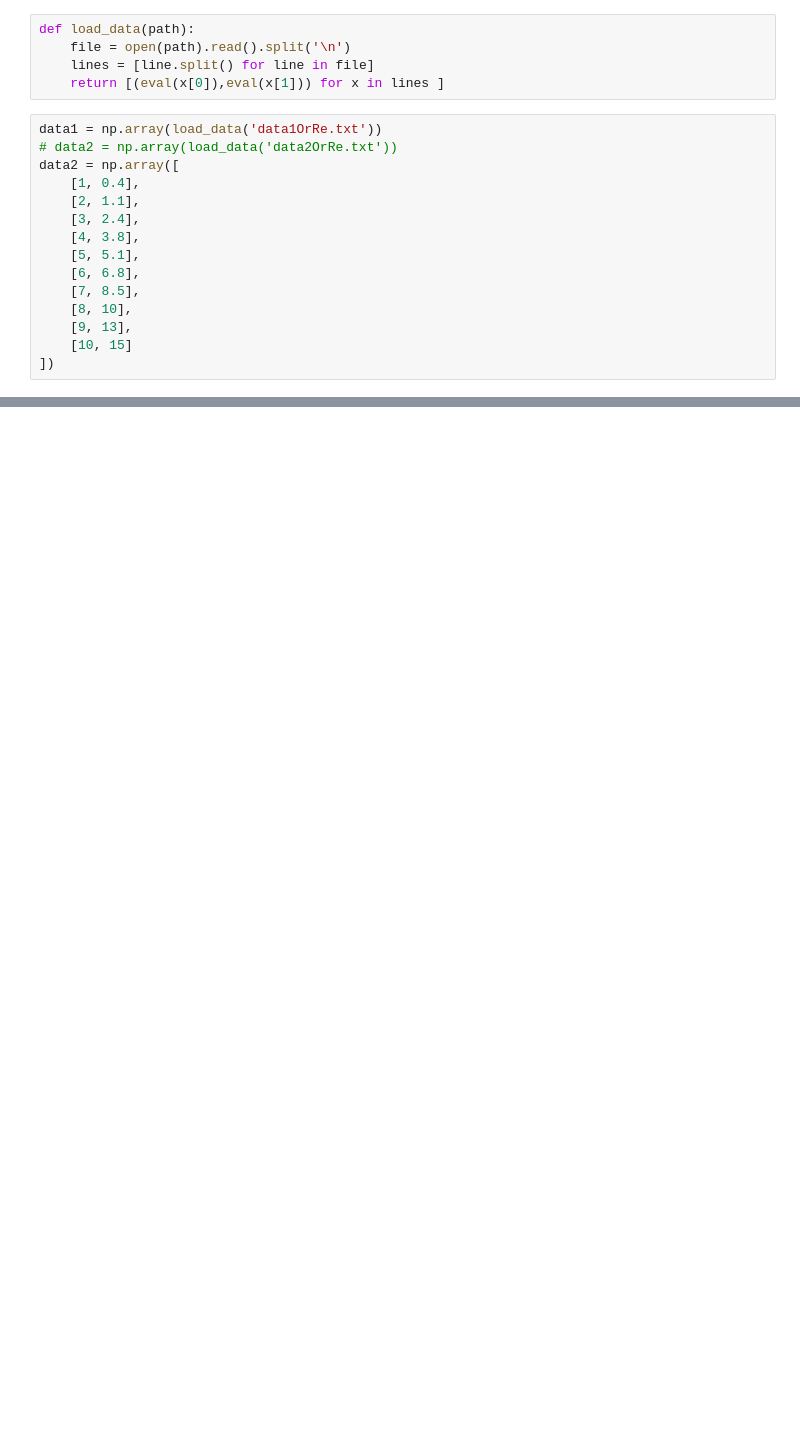
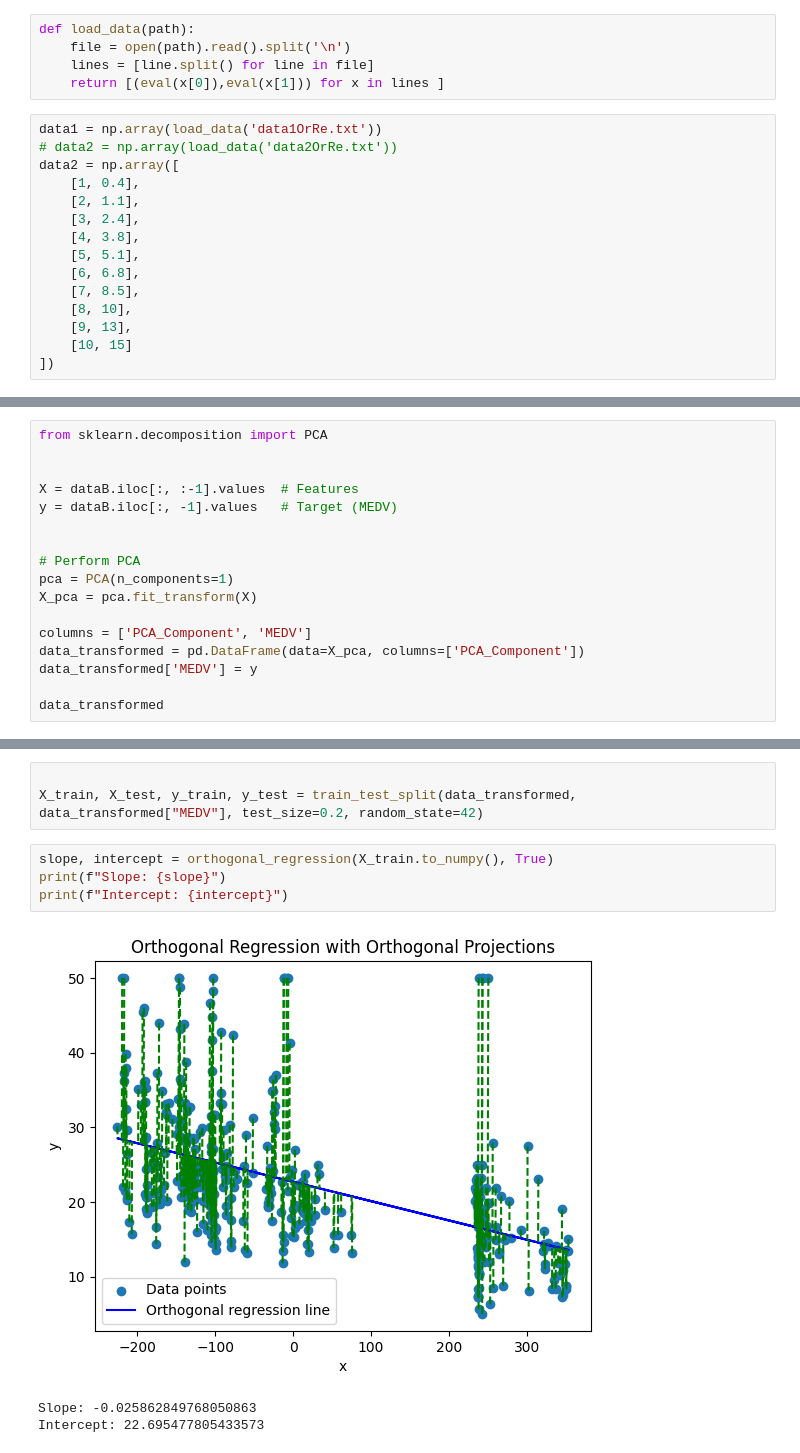
Before and after one commit to garfield-gray/Optimization, a Jupyter notebook: Convex/Orthogonal_Regression.ipynb, the cells around one changed output, grey strips where cells are left out. Saved outputs shown, nothing was run; the diff lists cells and outputs as text; blank space fills up the shorter version.

```diff
--- a/Convex/Orthogonal_Regression.ipynb
+++ b/Convex/Orthogonal_Regression.ipynb
@@ -42,0 +234,17 @@ array([[1. , 1. ],
+# %%
+from sklearn.decomposition import PCA
+
+
+X = dataB.iloc[:, :-1].values  # Features
+y = dataB.iloc[:, -1].values   # Target (MEDV)
+
+
+# Perform PCA
+pca = PCA(n_components=1)
+X_pca = pca.fit_transform(X)
+
+columns = ['PCA_Component', 'MEDV']
+data_transformed = pd.DataFrame(data=X_pca, columns=['PCA_Component'])
+data_transformed['MEDV'] = y
+
+data_transformed
@@ -42,0 +265,11 @@ array([[1. , 1. ],
+# %%
+
+X_train, X_test, y_train, y_test = train_test_split(data_transformed, data_transformed["MEDV"], test_size=0.2, random_state=42)
+# %%
+slope, intercept = orthogonal_regression(X_train.to_numpy(), True)
+print(f"Slope: {slope}")
+print(f"Intercept: {intercept}")
+# %% [output]
+[figure, added]
+Slope: -0.025862849768050863
+Intercept: 22.695477805433573
```
Also changed, not shown: parts of 31 cells of this notebook.
